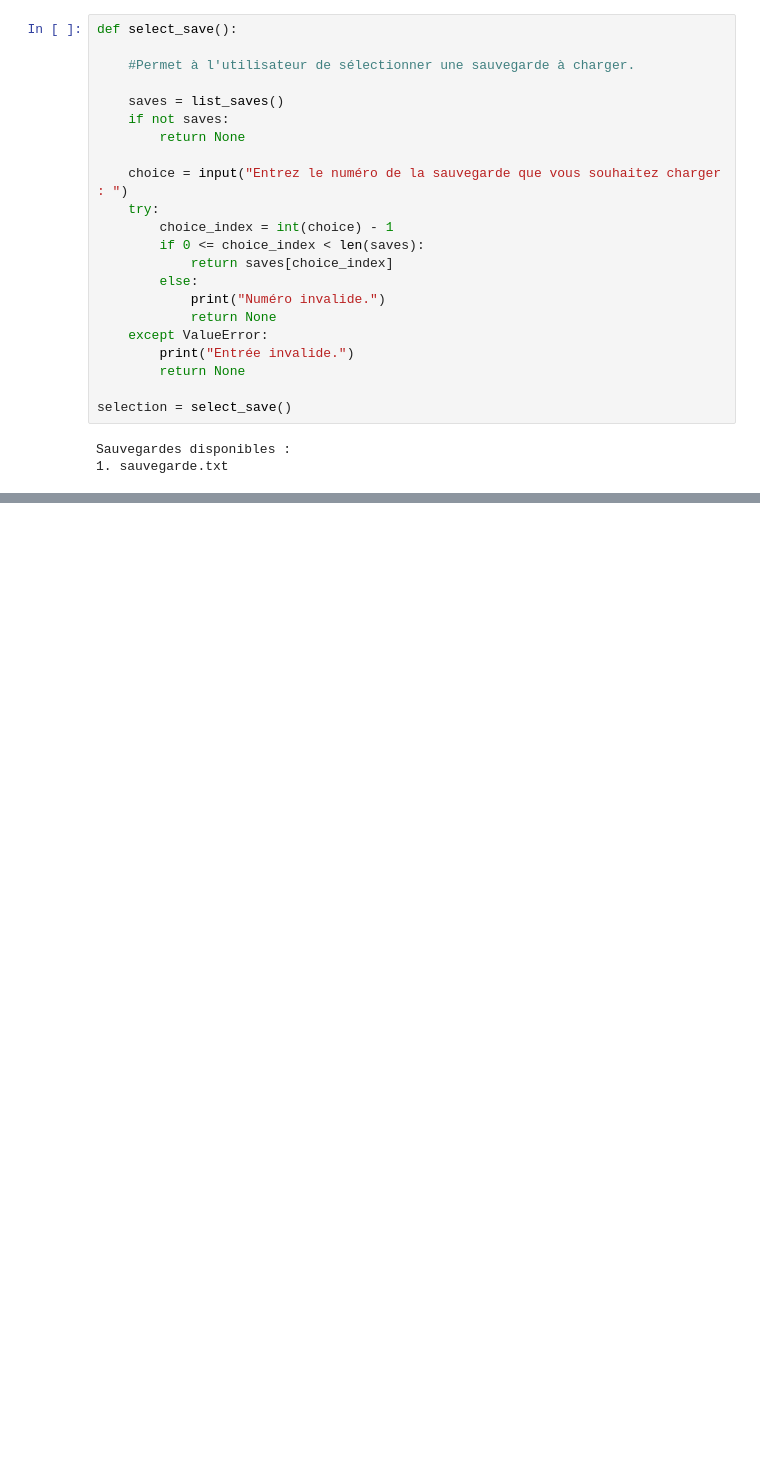
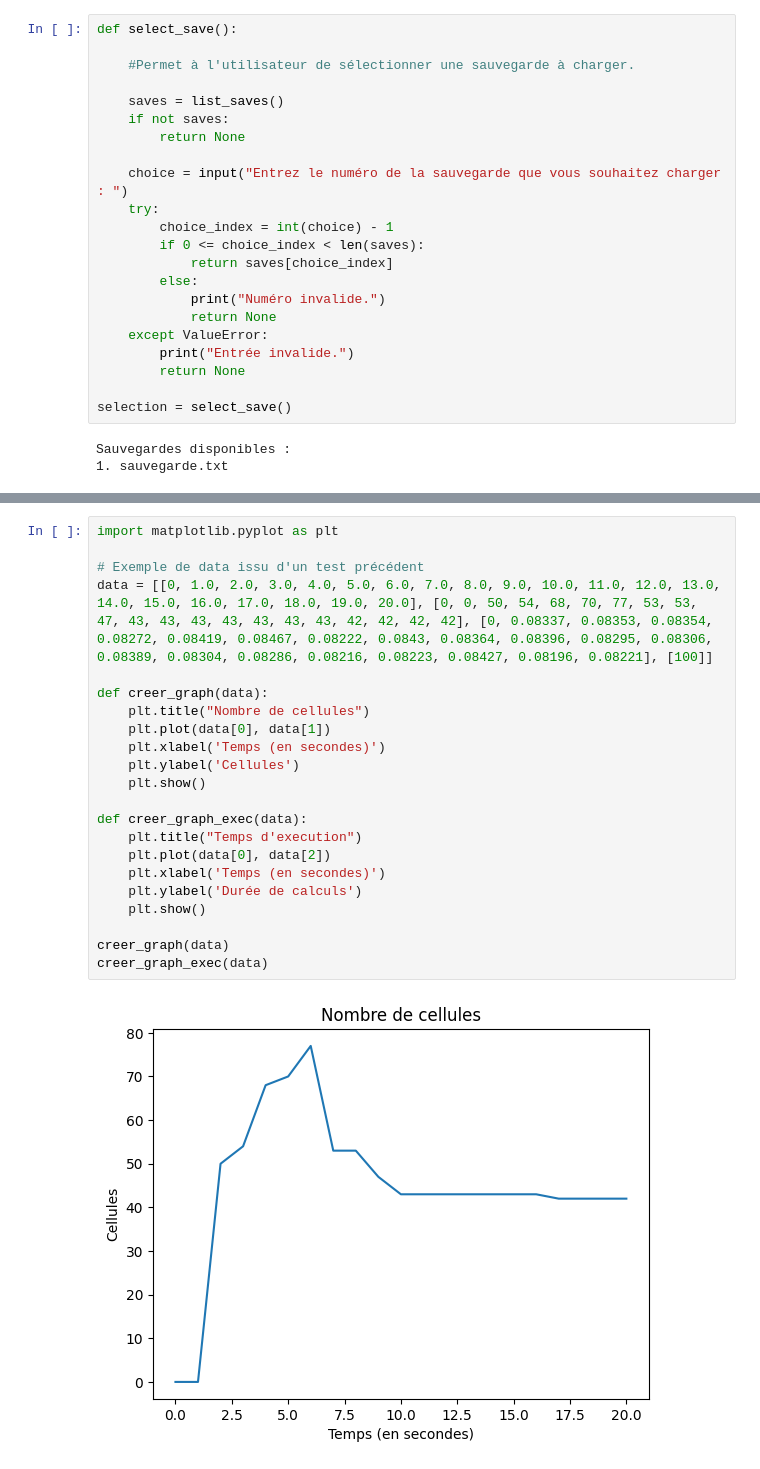
Before and after one commit to Lyoooooo/Jeu-de-la-vie, a Jupyter notebook: projet.ipynb, the cells around one changed output, grey strips where cells are left out. Cells and saved outputs as stored; diff of their text form; blank space fills up the shorter version.

```diff
--- a/projet.ipynb
+++ b/projet.ipynb
@@ -95,0 +365,24 @@ Sauvegardes disponibles :
+# %%
+import matplotlib.pyplot as plt
+
+# Exemple de data issu d'un test précédent
+data = [[0, 1.0, 2.0, 3.0, 4.0, 5.0, 6.0, 7.0, 8.0, 9.0, 10.0, 11.0, 12.0, 13.0, 14.0, 15.0, 16.0, 17.0, 18.0, 19.0, 20.0], [0, 0, 50, 54, 68, 70, 77, 53, 53, 47, 43, 43, 43, 43, 43, 43, 43, 42, 42, 42, 42], [0, 0.08337, 0.08353, 0.08354, 0.08272, 0.08419, 0.08467, 0.08222, 0.0843, 0.08364, 0.08396, 0.08295, 0.08306, 0.08389, 0.08304, 0.08286, 0.08216, 0.08223, 0.08427, 0.08196, 0.08221], [100]]
+
+def creer_graph(data):
+    plt.title("Nombre de cellules")
+    plt.plot(data[0], data[1])
+    plt.xlabel('Temps (en secondes)')
+    plt.ylabel('Cellules')
+    plt.show()
+
+def creer_graph_exec(data):
+    plt.title("Temps d'execution")
+    plt.plot(data[0], data[2])
+    plt.xlabel('Temps (en secondes)')
+    plt.ylabel('Durée de calculs')
+    plt.show()
+
+creer_graph(data)
+creer_graph_exec(data)
+# %% [output]
+[figure, added]
```
Also changed, not shown: parts of 19 cells of this notebook, 3 other files.
